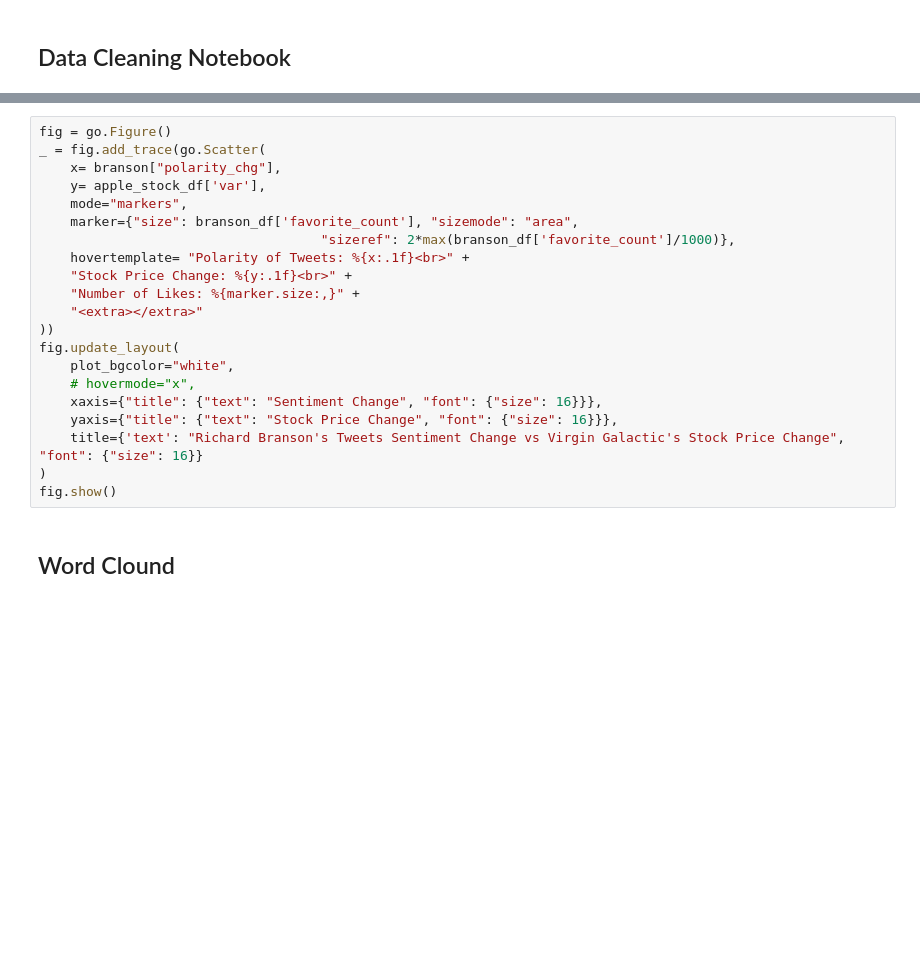
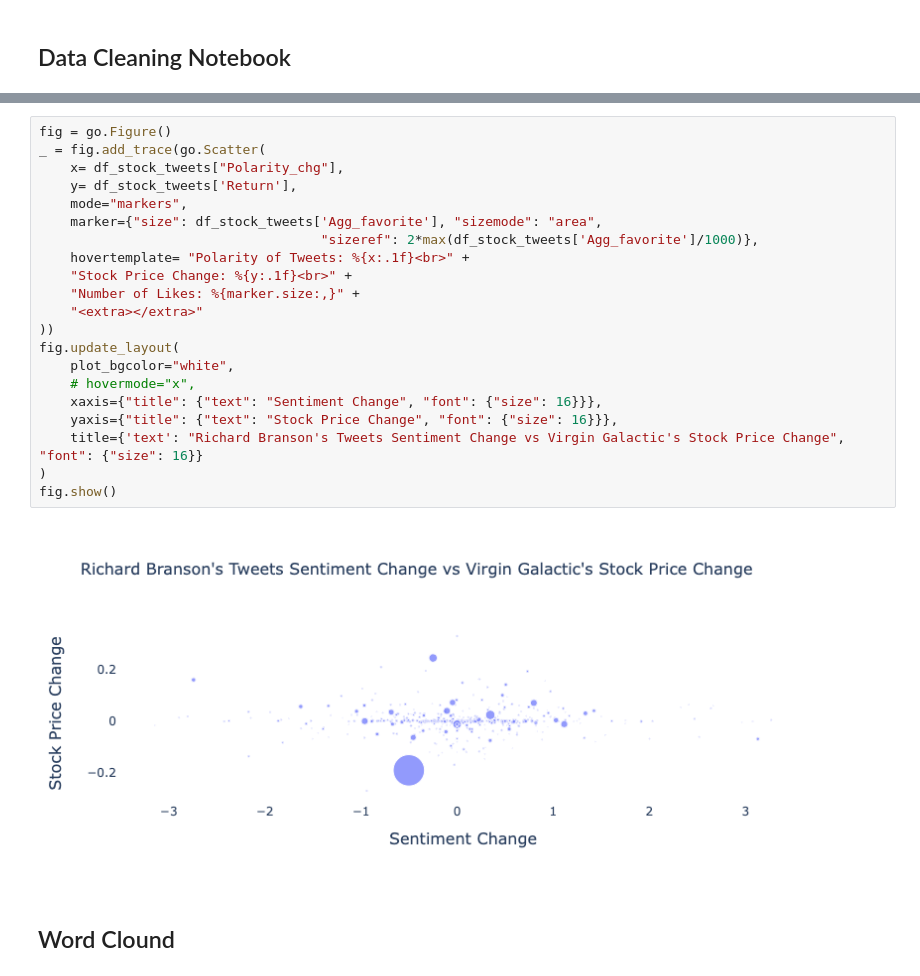
Before and after one commit to NB-01/twitter, a Jupyter notebook: data_cleaning_mu.ipynb, the cells around one changed output, grey strips where cells are left out. Cells and saved outputs as stored; diff of their text form; blank space fills up the shorter version.

```diff
--- a/data_cleaning_mu.ipynb
+++ b/data_cleaning_mu.ipynb
@@ -156,24 +185,26 @@ fig.show()
 # %%
 fig = go.Figure()
 _ = fig.add_trace(go.Scatter(
-    x= branson["polarity_chg"],
-    y= apple_stock_df['var'],
+    x= df_stock_tweets["Polarity_chg"],
+    y= df_stock_tweets['Return'],
     mode="markers",
-    marker={"size": branson_df['favorite_count'], "sizemode": "area",
-                                    "sizeref": 2*max(branson_df['favorite_count']/1000)},
+    marker={"size": df_stock_tweets['Agg_favorite'], "sizemode": "area",
+                                    "sizeref": 2*max(df_stock_tweets['Agg_favorite']/1000)},
     hovertemplate= "Polarity of Tweets: %{x:.1f}<br>" +
     "Stock Price Change: %{y:.1f}<br>" +
     "Number of Likes: %{marker.size:,}" +
     "<extra></extra>"
 ))
 fig.update_layout(
     plot_bgcolor="white",
     # hovermode="x",
     xaxis={"title": {"text": "Sentiment Change", "font": {"size": 16}}},
     yaxis={"title": {"text": "Stock Price Change", "font": {"size": 16}}},
     title={'text': "Richard Branson's Tweets Sentiment Change vs Virgin Galactic's Stock Price Change", "font": {"size": 16}}
 )
 fig.show()
+# %% [output]
+[figure, added]
 # %% [markdown]
 ## Word Clound
 # %%
```
Also changed, not shown: parts of 24 cells of this notebook.
